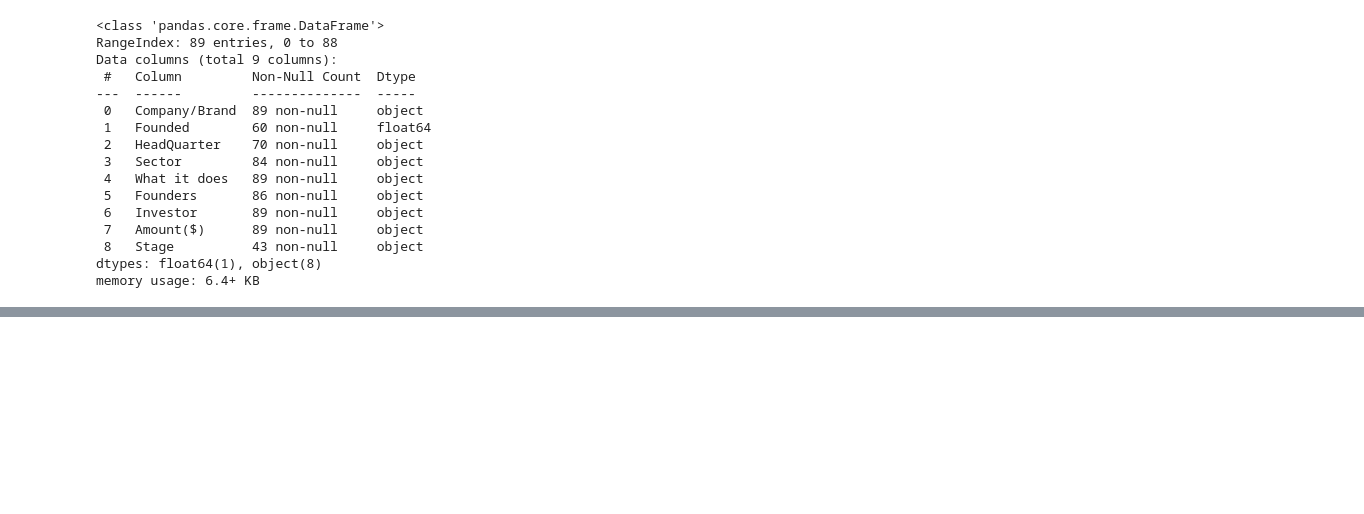
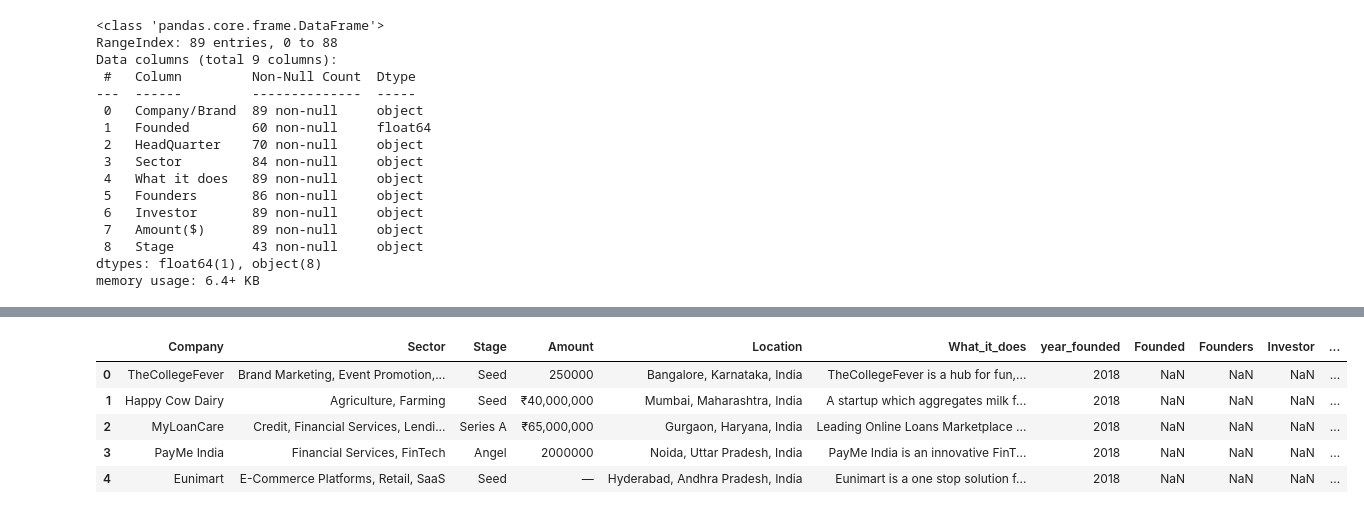
Before and after one commit to BamBamOguns/CA_First_Project_LP1, a Jupyter notebook: Notebooks/main.ipynb, the cells around one changed output, grey strips where cells are left out. Drawn from its saved outputs; the diff is of its cells as text; code cells hidden in the pictures; blank space fills up the shorter version.

Commit message:
Renaming columns, Add new column and Concatenating the 4 DataFrames to a single DataFrame

```diff
--- a/Notebooks/main.ipynb
+++ b/Notebooks/main.ipynb
@@ -133,8 +133,8 @@ memory usage: 82.6+ KB
 file_path1 = 'C:\\Users\\HP\\AzubiCA\\Career Accelerator\\LP1\\CA_First_Project_LP1\\Notebooks\\startup_funding2018.csv'
 
 # Loading the file into the notebook for analysis
-bus1 = pd.read_csv(file_path1)
-bus1
+data_2018 = pd.read_csv(file_path1)
+data_2018
 # %% [output]
 |  | Company Name | Industry | Round/Series | Amount | Location | About Company |
 | 0 | TheCollegeFever | Brand Marketing, Event Promotion,... | Seed | 250000 | Bangalore, Karnataka, India | TheCollegeFever is a hub for fun,... |
@@ -179,8 +179,8 @@ memory usage: 24.8+ KB
 file_path2 = 'C:\\Users\\HP\\AzubiCA\\Career Accelerator\\LP1\\CA_First_Project_LP1\\Notebooks\\startup_funding2019.csv'
 
 # Loading the file into the notebook for analysis
-bam1 = pd.read_csv(file_path2)
-bam1
+data_2019 = pd.read_csv(file_path2)
+data_2019
 # %% [output]
 |  | Company/Brand | Founded | HeadQuarter | Sector | What it does | Founders | Investor | Amount($) | Stage |
 | 0 | Bombay Shaving | NaN | NaN | Ecommerce | Provides a range of male grooming... | Shantanu Deshpande | Sixth Sense Ventures | $6,300,000 | NaN |
@@ -225,0 +276,6 @@ memory usage: 6.4+ KB
+# %%
+# Add a new column "Year_Founded" to each DataFrame for comparison
+data_2018['year_founded'] = 2018
+data_2019['year_founded'] = 2019
+data_2020['year_founded'] = 2020
+data_2021['year_founded'] = 2021
@@ -225,0 +284,4 @@ memory usage: 6.4+ KB
+# %%
+# Merging all the 4 DataFrames into a single DataFrame (df_merger)
+df_merger = pd.concat([data_2018, data_2019, data_2020, data_2021], ignore_index = True)
+df_merger
@@ -225,0 +302,9 @@ memory usage: 6.4+ KB
+# %%
+df_merger.head()
+# %% [output]
+|  | Company | Sector | Stage | Amount | Location | What_it_does | year_founded | Founded | Founders | Investor | ... |
+| 0 | TheCollegeFever | Brand Marketing, Event Promotion,... | Seed | 250000 | Bangalore, Karnataka, India | TheCollegeFever is a hub for fun,... | 2018 | NaN | NaN | NaN | ... |
+| 1 | Happy Cow Dairy | Agriculture, Farming | Seed | ₹40,000,000 | Mumbai, Maharashtra, India | A startup which aggregates milk f... | 2018 | NaN | NaN | NaN | ... |
+| 2 | MyLoanCare | Credit, Financial Services, Lendi... | Series A | ₹65,000,000 | Gurgaon, Haryana, India | Leading Online Loans Marketplace ... | 2018 | NaN | NaN | NaN | ... |
+| 3 | PayMe India | Financial Services, FinTech | Angel | 2000000 | Noida, Uttar Pradesh, India | PayMe India is an innovative FinT... | 2018 | NaN | NaN | NaN | ... |
+| 4 | Eunimart | E-Commerce Platforms, Retail, SaaS | Seed | — | Hyderabad, Andhra Pradesh, India | Eunimart is a one stop solution f... | 2018 | NaN | NaN | NaN | ... |
```
Also changed, not shown: parts of 16 cells of this notebook.
